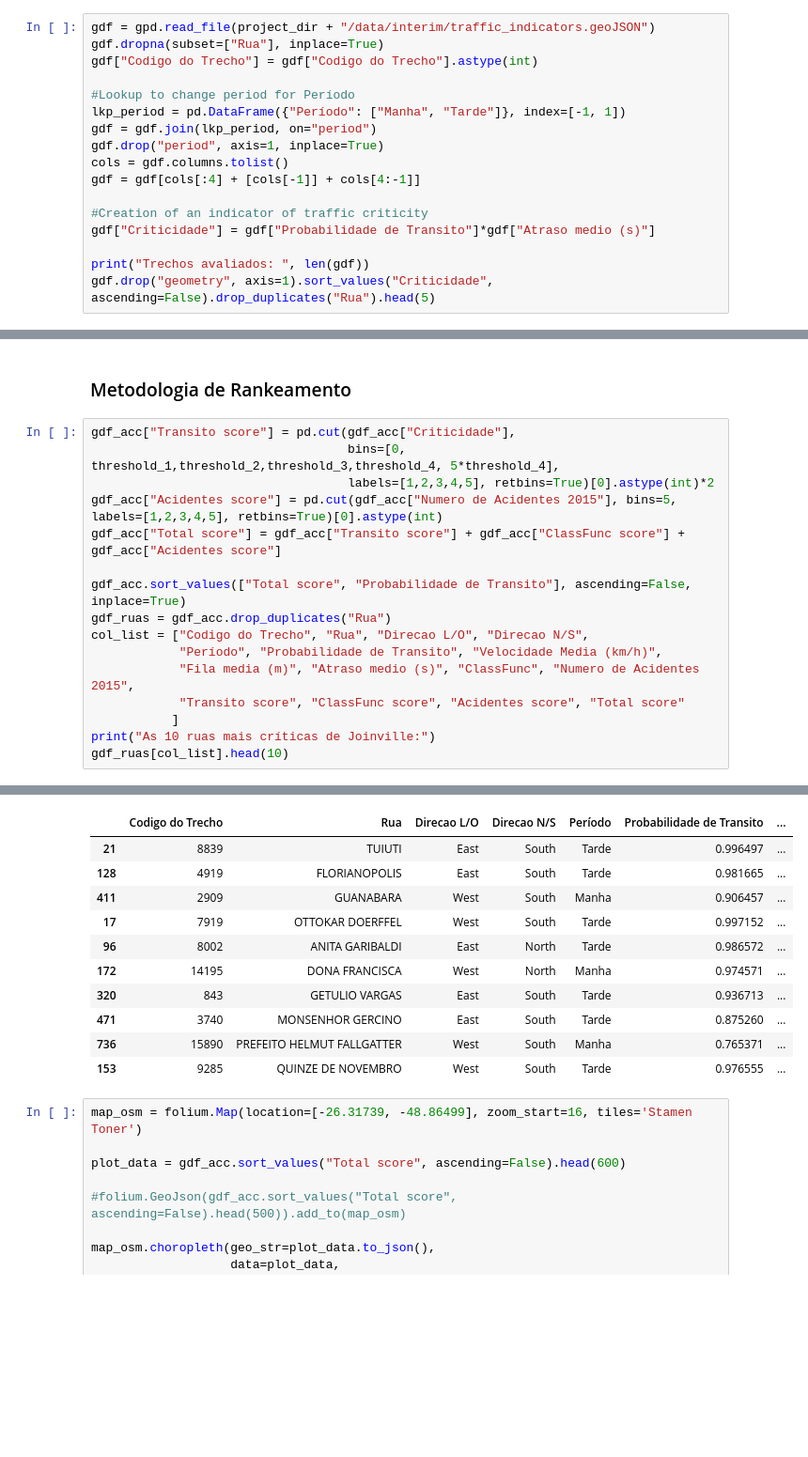
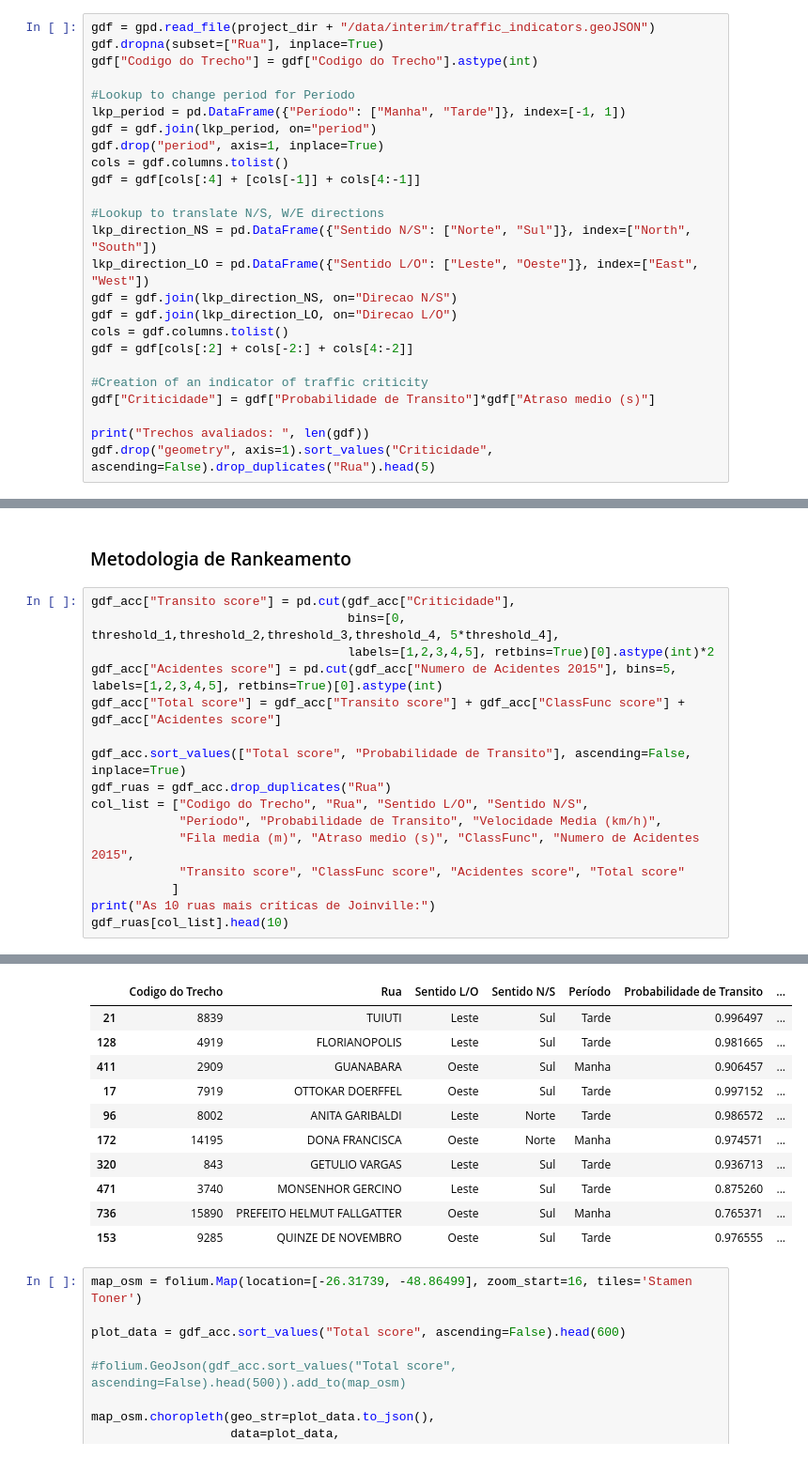
Before and after one commit to pmj-sepud/Joinville-Smart-Mobility, a Jupyter notebook: notebooks/reports/201802-GabrielBogo-RankeamentoVias.ipynb, the cells around one changed output, grey strips where cells are left out. Shown at 94% size. Cells and saved outputs as stored; diff of their text form; blank space fills up the shorter version.

```diff
--- a/notebooks/reports/201802-GabrielBogo-RankeamentoVias.ipynb
+++ b/notebooks/reports/201802-GabrielBogo-RankeamentoVias.ipynb
@@ -40,6 +40,14 @@ gdf.drop("period", axis=1, inplace=True)
 cols = gdf.columns.tolist()
 gdf = gdf[cols[:4] + [cols[-1]] + cols[4:-1]]
 
+#Lookup to translate N/S, W/E directions
+lkp_direction_NS = pd.DataFrame({"Sentido N/S": ["Norte", "Sul"]}, index=["North", "South"])
+lkp_direction_LO = pd.DataFrame({"Sentido L/O": ["Leste", "Oeste"]}, index=["East", "West"])
+gdf = gdf.join(lkp_direction_NS, on="Direcao N/S")
+gdf = gdf.join(lkp_direction_LO, on="Direcao L/O")
+cols = gdf.columns.tolist()
+gdf = gdf[cols[:2] + cols[-2:] + cols[4:-2]]
+
 #Creation of an indicator of traffic criticity
 gdf["Criticidade"] = gdf["Probabilidade de Transito"]*gdf["Atraso medio (s)"]
 
@@ -229,32 +237,32 @@ Amostra:
 # %%
 gdf_acc["Transito score"] = pd.cut(gdf_acc["Criticidade"],
                                    bins=[0, threshold_1,threshold_2,threshold_3,threshold_4, 5*threshold_4],
                                    labels=[1,2,3,4,5], retbins=True)[0].astype(int)*2
 gdf_acc["Acidentes score"] = pd.cut(gdf_acc["Numero de Acidentes 2015"], bins=5, labels=[1,2,3,4,5], retbins=True)[0].astype(int)
 gdf_acc["Total score"] = gdf_acc["Transito score"] + gdf_acc["ClassFunc score"] + gdf_acc["Acidentes score"]
 
 gdf_acc.sort_values(["Total score", "Probabilidade de Transito"], ascending=False, inplace=True)
 gdf_ruas = gdf_acc.drop_duplicates("Rua")
-col_list = ["Codigo do Trecho", "Rua", "Direcao L/O", "Direcao N/S",
+col_list = ["Codigo do Trecho", "Rua", "Sentido L/O", "Sentido N/S",
             "Período", "Probabilidade de Transito", "Velocidade Media (km/h)",
             "Fila media (m)", "Atraso medio (s)", "ClassFunc", "Numero de Acidentes 2015",
             "Transito score", "ClassFunc score", "Acidentes score", "Total score"
            ]
 print("As 10 ruas mais críticas de Joinville:")
 gdf_ruas[col_list].head(10)
 # %% [output]
 As 10 ruas mais críticas de Joinville:
-|  | Codigo do Trecho | Rua | Direcao L/O | Direcao N/S | Período | Probabilidade de Transito | ... |
-| 21 | 8839 | TUIUTI | East | South | Tarde | 0.996497 | ... |
-| 128 | 4919 | FLORIANOPOLIS | East | South | Tarde | 0.981665 | ... |
-| 411 | 2909 | GUANABARA | West | South | Manha | 0.906457 | ... |
-| 17 | 7919 | OTTOKAR DOERFFEL | West | South | Tarde | 0.997152 | ... |
-| 96 | 8002 | ANITA GARIBALDI | East | North | Tarde | 0.986572 | ... |
-| 172 | 14195 | DONA FRANCISCA | West | North | Manha | 0.974571 | ... |
-| 320 | 843 | GETULIO VARGAS | East | South | Tarde | 0.936713 | ... |
-| 471 | 3740 | MONSENHOR GERCINO | East | South | Tarde | 0.875260 | ... |
-| 736 | 15890 | PREFEITO HELMUT FALLGATTER | West | South | Manha | 0.765371 | ... |
-| 153 | 9285 | QUINZE DE NOVEMBRO | West | South | Tarde | 0.976555 | ... |
+|  | Codigo do Trecho | Rua | Sentido L/O | Sentido N/S | Período | Probabilidade de Transito | ... |
+| 21 | 8839 | TUIUTI | Leste | Sul | Tarde | 0.996497 | ... |
+| 128 | 4919 | FLORIANOPOLIS | Leste | Sul | Tarde | 0.981665 | ... |
+| 411 | 2909 | GUANABARA | Oeste | Sul | Manha | 0.906457 | ... |
+| 17 | 7919 | OTTOKAR DOERFFEL | Oeste | Sul | Tarde | 0.997152 | ... |
+| 96 | 8002 | ANITA GARIBALDI | Leste | Norte | Tarde | 0.986572 | ... |
+| 172 | 14195 | DONA FRANCISCA | Oeste | Norte | Manha | 0.974571 | ... |
+| 320 | 843 | GETULIO VARGAS | Leste | Sul | Tarde | 0.936713 | ... |
+| 471 | 3740 | MONSENHOR GERCINO | Leste | Sul | Tarde | 0.875260 | ... |
+| 736 | 15890 | PREFEITO HELMUT FALLGATTER | Oeste | Sul | Manha | 0.765371 | ... |
+| 153 | 9285 | QUINZE DE NOVEMBRO | Oeste | Sul | Tarde | 0.976555 | ... |
 # %%
 map_osm = folium.Map(location=[-26.31739, -48.86499], zoom_start=16, tiles='Stamen Toner')
 
```
Also changed, not shown: parts of 2 cells of this notebook.
